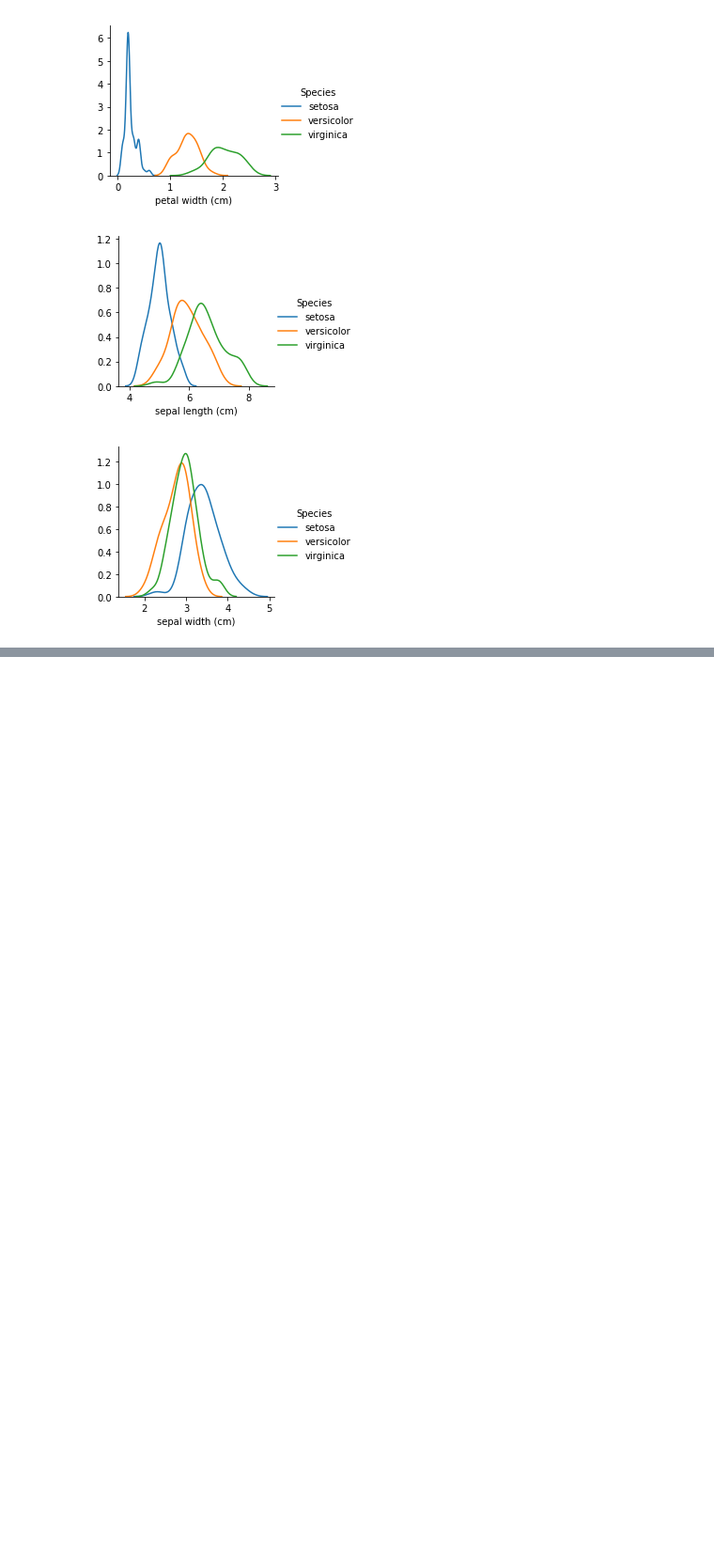
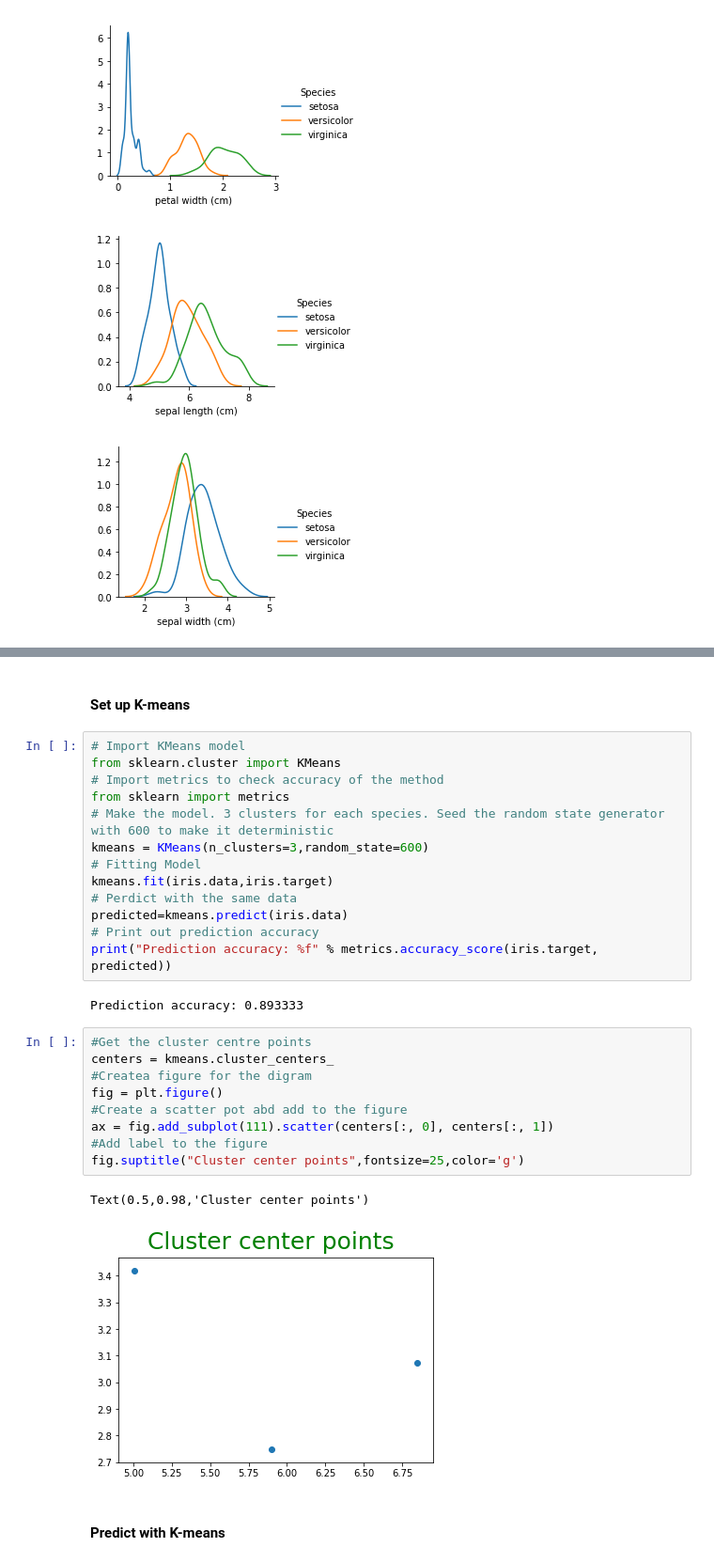
Before and after one commit to mxsxs2/Emerging-Technologies-Project, a Jupyter notebook: notebooks/Iris_datatset.ipynb, the cells around one changed output, grey strips where cells are left out. Shown at 94% size. Drawn from its saved outputs; the diff is of its cells as text; blank space fills up the shorter version.

Commit message:
Add k-means

```diff
--- a/notebooks/Iris_datatset.ipynb
+++ b/notebooks/Iris_datatset.ipynb
@@ -218,2 +220,33 @@ K is the number of clusters to be separated. The algorithm starts with cretaing
 
 Choosing a high number of clusters may not be ideal as it would not add much more accuracy. This highly depends of the data.
+# %% [markdown]
+#### Set up K-means
+# %%
+# Import KMeans model
+from sklearn.cluster import KMeans
+# Import metrics to check accuracy of the method
+from sklearn import metrics
+# Make the model. 3 clusters for each species. Seed the random state generator with 600 to make it deterministic
+kmeans = KMeans(n_clusters=3,random_state=600)
+# Fitting Model
+kmeans.fit(iris.data,iris.target)
+# Perdict with the same data
+predicted=kmeans.predict(iris.data)
+# Print out prediction accuracy
+print("Prediction accuracy: %f" % metrics.accuracy_score(iris.target,  predicted))
+# %% [output]
+Prediction accuracy: 0.893333
+# %%
+#Get the cluster centre points
+centers = kmeans.cluster_centers_
+#Createa figure for the digram
+fig = plt.figure()
+#Create a scatter pot abd add to the figure
+ax = fig.add_subplot(111).scatter(centers[:, 0], centers[:, 1])
+#Add label to the figure
+fig.suptitle("Cluster center points",fontsize=25,color='g')
+# %% [output]
+Text(0.5,0.98,'Cluster center points')
+[figure, added]
+# %% [markdown]
+#### Predict with K-means
```
Also changed, not shown: parts of 3 cells of this notebook.
